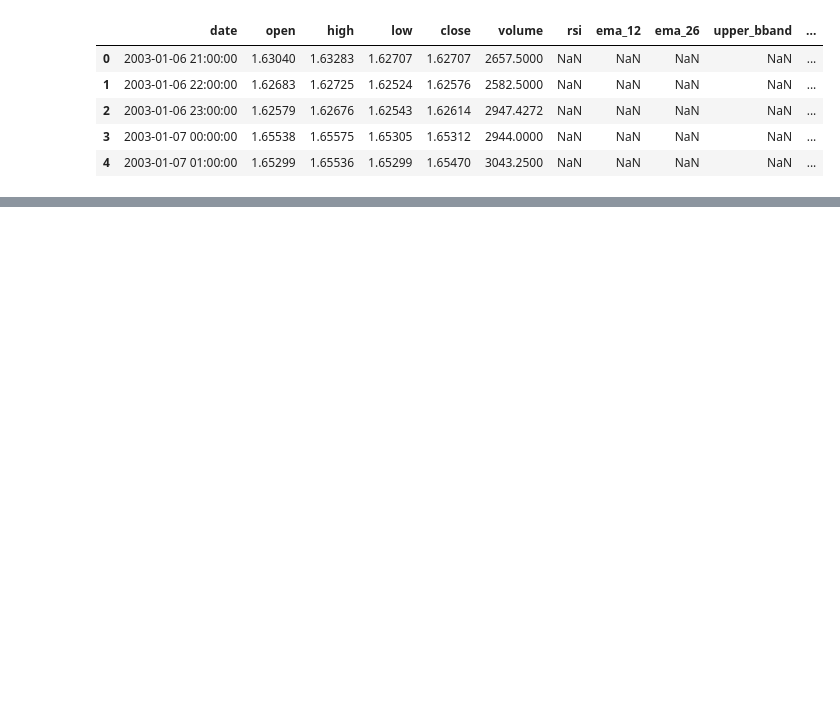
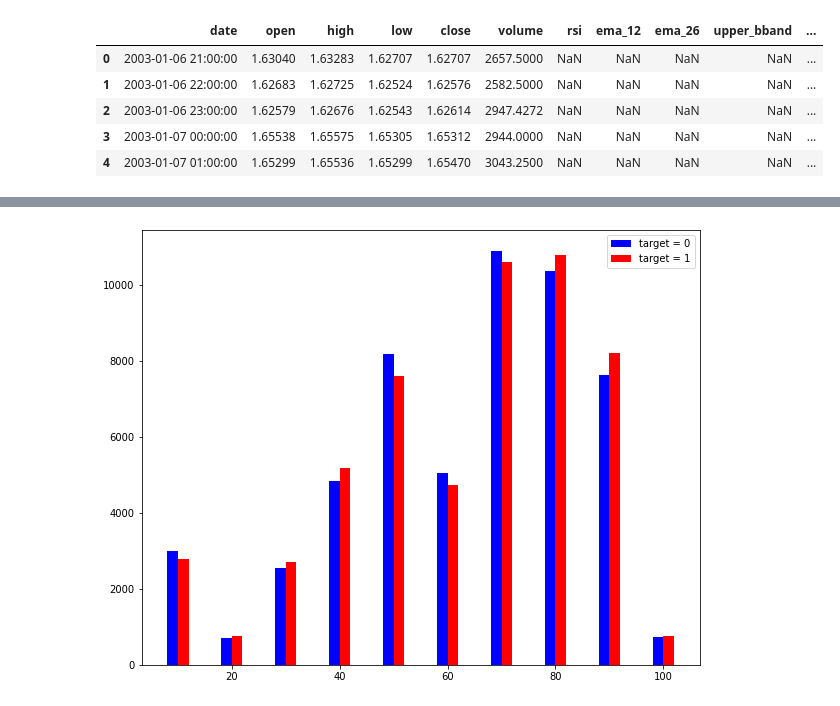
Before and after one commit to SaidJacoboDev/smart-markets, a Jupyter notebook: Chapter 1 - The data/forex.ipynb, the cells around one changed output, grey strips where cells are left out. Drawn from its saved outputs; the diff is of its cells as text; code cells hidden in the pictures; blank space fills up the shorter version.

```diff
--- a/Chapter 1 - The data/forex.ipynb
+++ b/Chapter 1 - The data/forex.ipynb
@@ -382,0 +418,22 @@ gbp_usd
+# %%
+cut_labels = [10, 20, 30, 40, 50, 60, 70, 80, 90, 100]
+cut_bins = [0, 10, 20, 30, 40, 50, 60, 70, 80, 90, 100]
+eur_usd['discrete_rsi'] = pd.cut(eur_usd['rsi'], bins=cut_bins, labels=cut_labels)
+
+target_counts = pd.DataFrame({'count' : eur_usd.groupby( [ "discrete_rsi", "target"] ).size()}).reset_index()
+#display(target_counts)
+
+x = np.array(eur_usd.discrete_rsi.unique())
+y = target_counts.loc[target_counts['target'] == 0]['count'].values
+z = target_counts.loc[target_counts['target'] == 1]['count'].values
+
+
+plt.figure(figsize=(10, 8))
+ax = plt.subplot(111)
+ax.bar(x-1, y, width=2, color='b', align='center', label='target = 0')
+ax.bar(x+1, z, width=2, color='r', align='center', label='target = 1')
+plt.legend(loc='best')
+
+plt.show()
+# %% [output]
+[figure, added]
```
Also changed, not shown: parts of 21 cells of this notebook.
